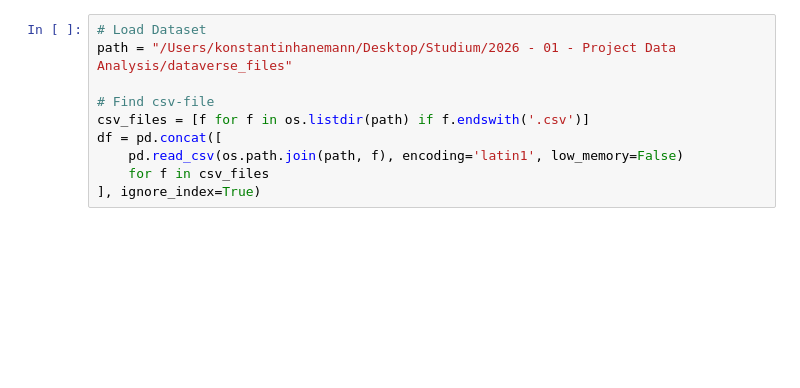
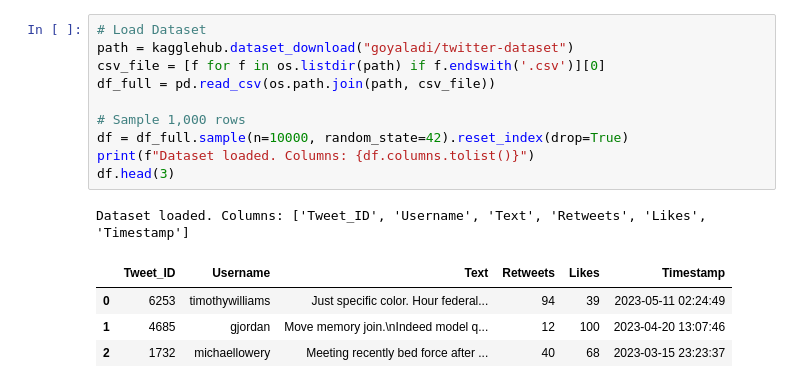
Before and after one commit to Konstantin-xx90/Task2_Twitter_Analysis, a Jupyter notebook: src/analysis.ipynb, the cells around one changed output. Drawn from its saved outputs; the diff is of its cells as text; blank space fills up the shorter version.

```diff
--- a/src/analysis.ipynb
+++ b/src/analysis.ipynb
@@ -14,13 +47,19 @@ from sklearn.decomposition import LatentDirichletAllocation, NMF
 # %%
 # Load Dataset
-path = "/Users/konstantinhanemann/Desktop/Studium/2026 - 01 - Project Data Analysis/dataverse_files"
+path = kagglehub.dataset_download("goyaladi/twitter-dataset")
+csv_file = [f for f in os.listdir(path) if f.endswith('.csv')][0]
+df_full = pd.read_csv(os.path.join(path, csv_file))
 
-# Find csv-file
-csv_files = [f for f in os.listdir(path) if f.endswith('.csv')]
-df = pd.concat([
-    pd.read_csv(os.path.join(path, f), encoding='latin1', low_memory=False)
-    for f in csv_files
-], ignore_index=True)
+# Sample 1,000 rows
+df = df_full.sample(n=10000, random_state=42).reset_index(drop=True)
+print(f"Dataset loaded. Columns: {df.columns.tolist()}")
+df.head(3)
+# %% [output]
+Dataset loaded. Columns: ['Tweet_ID', 'Username', 'Text', 'Retweets', 'Likes', 'Timestamp']
+|  | Tweet_ID | Username | Text | Retweets | Likes | Timestamp |
+| 0 | 6253 | timothywilliams | Just specific color. Hour federal... | 94 | 39 | 2023-05-11 02:24:49 |
+| 1 | 4685 | gjordan | Move memory join.\nIndeed model q... | 12 | 100 | 2023-04-20 13:07:46 |
+| 2 | 1732 | michaellowery | Meeting recently bed force after ... | 40 | 68 | 2023-03-15 23:23:37 |
 # %%
 # 1. Show first lines
 print("--- FIRST ROWS ---")
```
Also changed, not shown: parts of 16 cells of this notebook, 1 other file.
